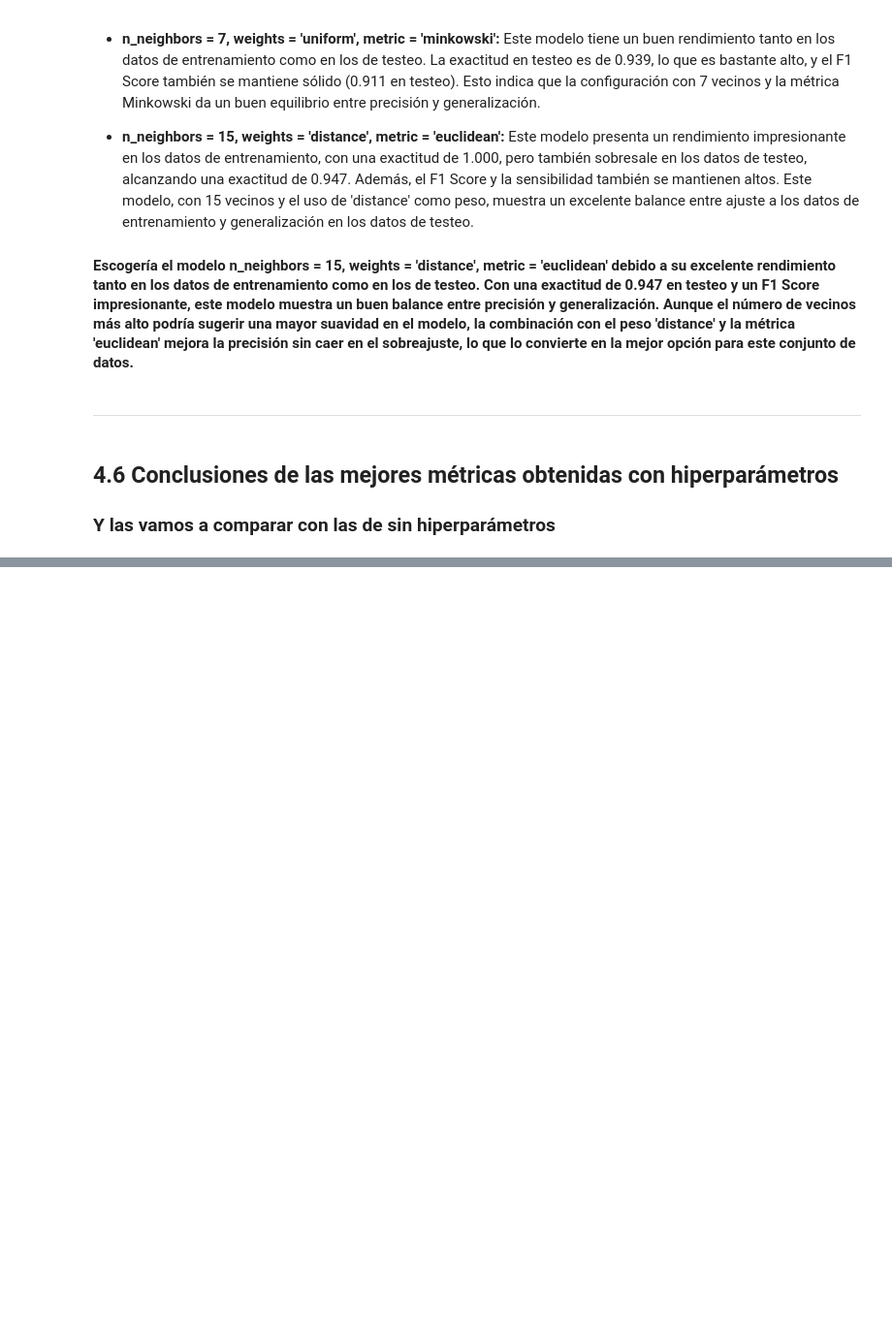
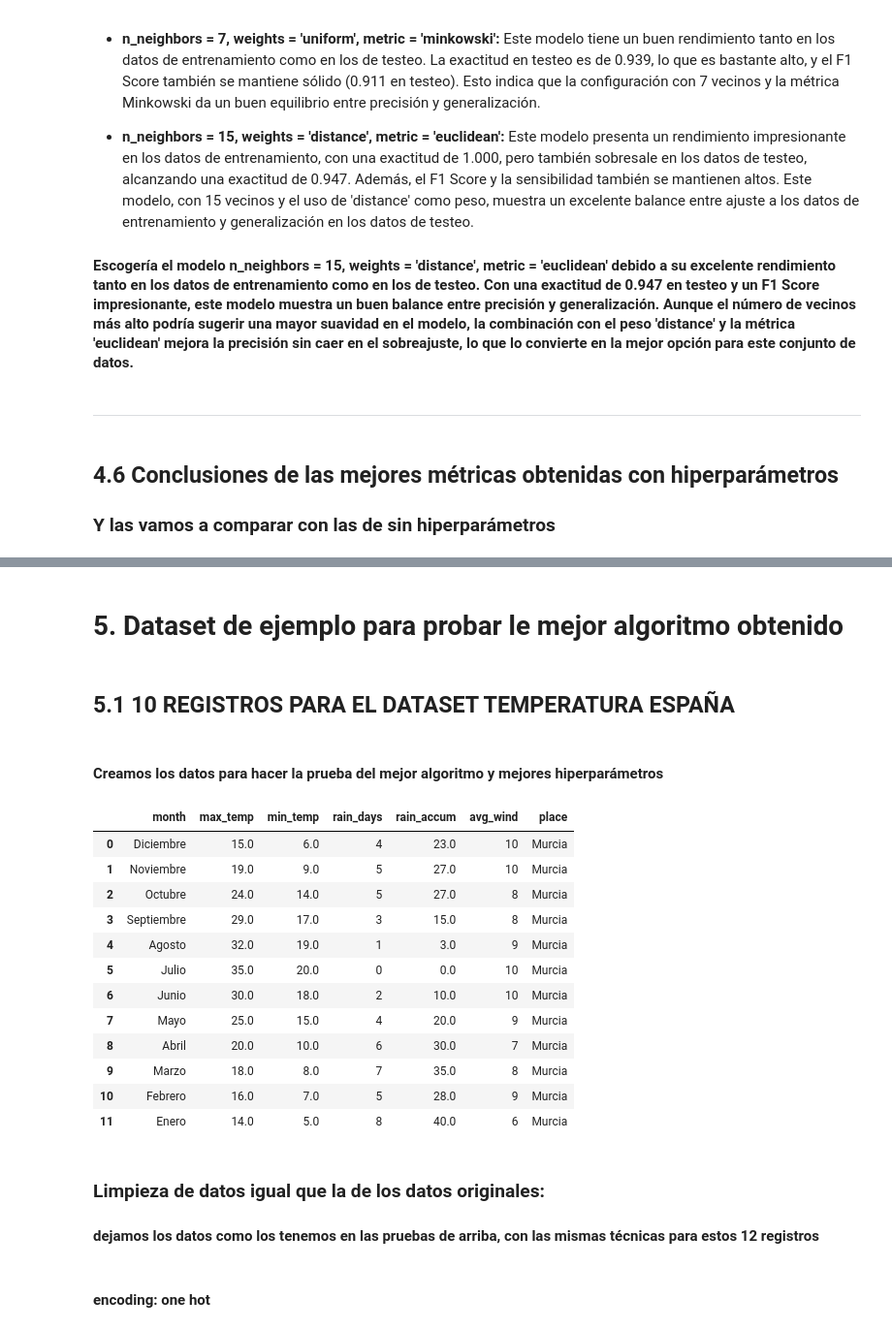
Before and after one commit to JDomingoDelgadoAlonso/210MIA, a Jupyter notebook: 2-10-algoritmos-de-clasificacion.ipynb, the cells around one changed output, grey strips where cells are left out. Shown at 97% size. Drawn from its saved outputs; the diff is of its cells as text; code cells hidden in the pictures; blank space fills up the shorter version.

```diff
--- a/2-10-algoritmos-de-clasificacion.ipynb
+++ b/2-10-algoritmos-de-clasificacion.ipynb
@@ -3344,0 +3404,50 @@ KNN : Precision-Recall AUC en los datos de testeo: 0.991
+# %% [markdown]
+# 5. Dataset de ejemplo para probar le mejor algoritmo obtenido
+# %% [markdown]
+## 5.1 10 REGISTROS PARA EL DATASET TEMPERATURA ESPAÑA
+# %% [markdown]
+#### Creamos los datos para hacer la prueba del mejor algoritmo y mejores hiperparámetros
+# %%
+# Datos de los meses
+data = [
+    ["Diciembre", 15.0, 6.0, 4, 23.0, 10, "Murcia"],
+    ["Noviembre", 19.0, 9.0, 5, 27.0, 10, "Murcia"],
+    ["Octubre", 24.0, 14.0, 5, 27.0, 8, "Murcia"],
+    ["Septiembre", 29.0, 17.0, 3, 15.0, 8, "Murcia"],
+    ["Agosto", 32.0, 19.0, 1, 3.0, 9, "Murcia"],
+    ["Julio", 35.0, 20.0, 0, 0.0, 10, "Murcia"],
+    ["Junio", 30.0, 18.0, 2, 10.0, 10, "Murcia"],
+    ["Mayo", 25.0, 15.0, 4, 20.0, 9, "Murcia"],
+    ["Abril", 20.0, 10.0, 6, 30.0, 7, "Murcia"],
+    ["Marzo", 18.0, 8.0, 7, 35.0, 8, "Murcia"],
+    ["Febrero", 16.0, 7.0, 5, 28.0, 9, "Murcia"],
+    ["Enero", 14.0, 5.0, 8, 40.0, 6, "Murcia"]
+]
+
+# Definición de las columnas
+columns = ["month", "max_temp", "min_temp", "rain_days", "rain_accum", "avg_wind", "place"]
+
+# Crear el DataFrame
+df_esp_10 = pd.DataFrame(data, columns=columns)
+
+# Mostrar el DataFrame
+display(df_esp_10)
+# %% [output]
+|  | month | max_temp | min_temp | rain_days | rain_accum | avg_wind | place |
+| 0 | Diciembre | 15.0 | 6.0 | 4 | 23.0 | 10 | Murcia |
+| 1 | Noviembre | 19.0 | 9.0 | 5 | 27.0 | 10 | Murcia |
+| 2 | Octubre | 24.0 | 14.0 | 5 | 27.0 | 8 | Murcia |
+| 3 | Septiembre | 29.0 | 17.0 | 3 | 15.0 | 8 | Murcia |
+| 4 | Agosto | 32.0 | 19.0 | 1 | 3.0 | 9 | Murcia |
+| 5 | Julio | 35.0 | 20.0 | 0 | 0.0 | 10 | Murcia |
+| 6 | Junio | 30.0 | 18.0 | 2 | 10.0 | 10 | Murcia |
+| 7 | Mayo | 25.0 | 15.0 | 4 | 20.0 | 9 | Murcia |
+| 8 | Abril | 20.0 | 10.0 | 6 | 30.0 | 7 | Murcia |
+| 9 | Marzo | 18.0 | 8.0 | 7 | 35.0 | 8 | Murcia |
+| 10 | Febrero | 16.0 | 7.0 | 5 | 28.0 | 9 | Murcia |
+| 11 | Enero | 14.0 | 5.0 | 8 | 40.0 | 6 | Murcia |
+# %% [markdown]
+### Limpieza de datos igual que la de los datos originales:
+#### dejamos los datos como los tenemos en las pruebas de arriba, con las mismas técnicas para estos 12 registros
+# %% [markdown]
+#### encoding: one hot
```
Also changed, not shown: parts of 59 cells of this notebook.
